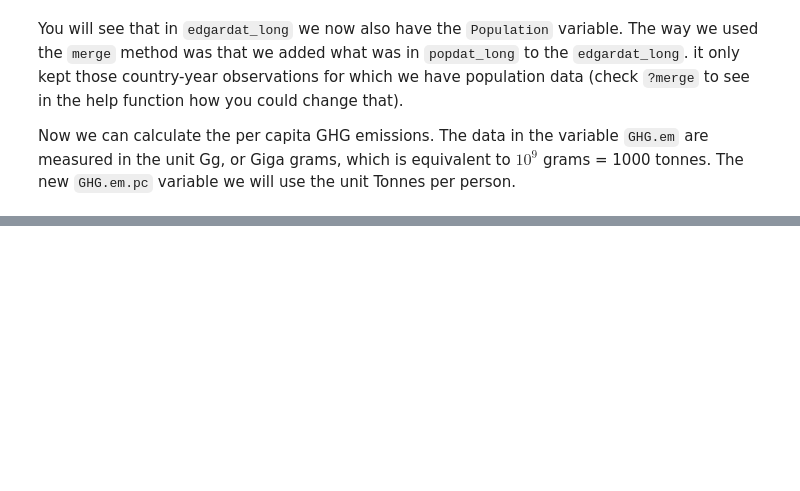
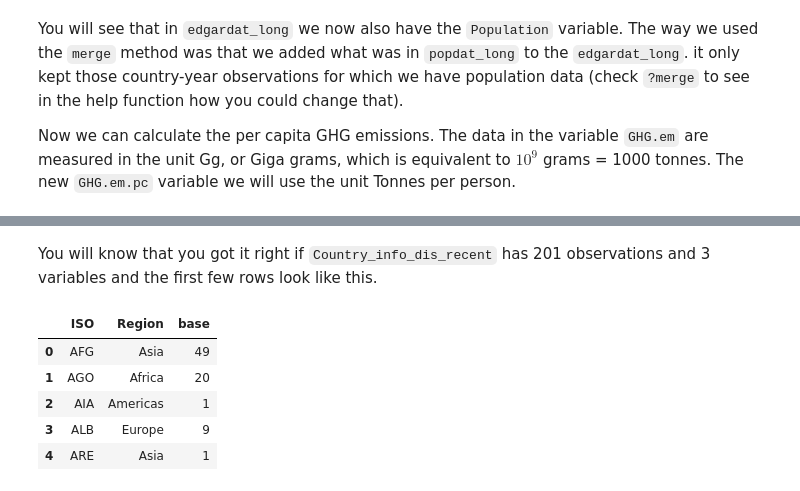
Before and after one commit to datasquad/DEE2025_coding, a Jupyter notebook: DataWalkThrough_DEE2025_pypj.ipynb, the cells around one changed output, grey strips where cells are left out. Drawn from its saved outputs; the diff is of its cells as text; code cells hidden in the pictures; blank space fills up the shorter version.

```diff
--- a/DataWalkThrough_DEE2025_pypj.ipynb
+++ b/DataWalkThrough_DEE2025_pypj.ipynb
@@ -973,0 +1161,11 @@ Now we can calculate the per capita GHG emissions. The data in the variable `GHG
+# %% [markdown]
+You will know that you got it right if `Country_info_dis_recent` has 201 observations and 3 variables and the first few rows look like this.
+# %%
+Country_info_dis_recent.head()
+# %% [output]
+|  | ISO | Region | base |
+| 0 | AFG | Asia | 49 |
+| 1 | AGO | Africa | 20 |
+| 2 | AIA | Americas | 1 |
+| 3 | ALB | Europe | 9 |
+| 4 | ARE | Asia | 1 |
```
Also changed, not shown: parts of 32 cells of this notebook, 2 other files.
